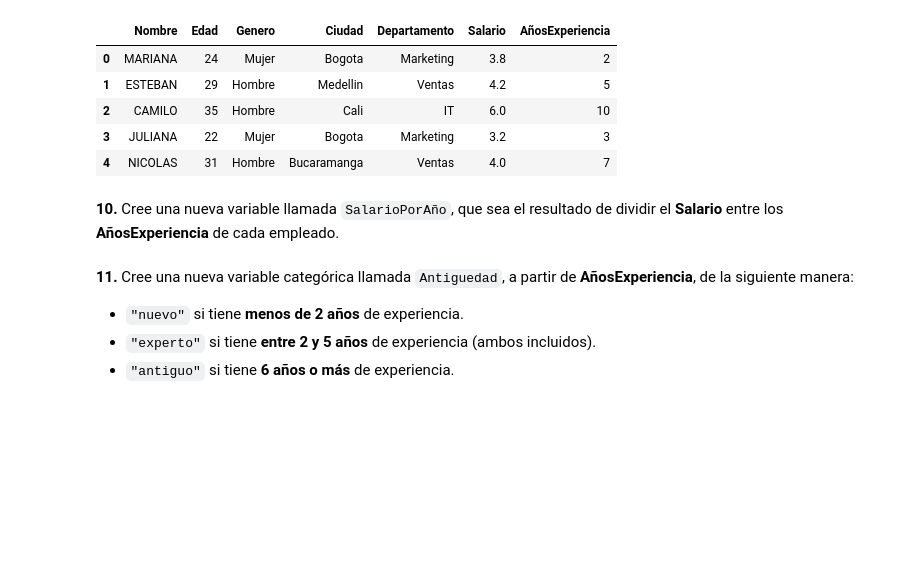
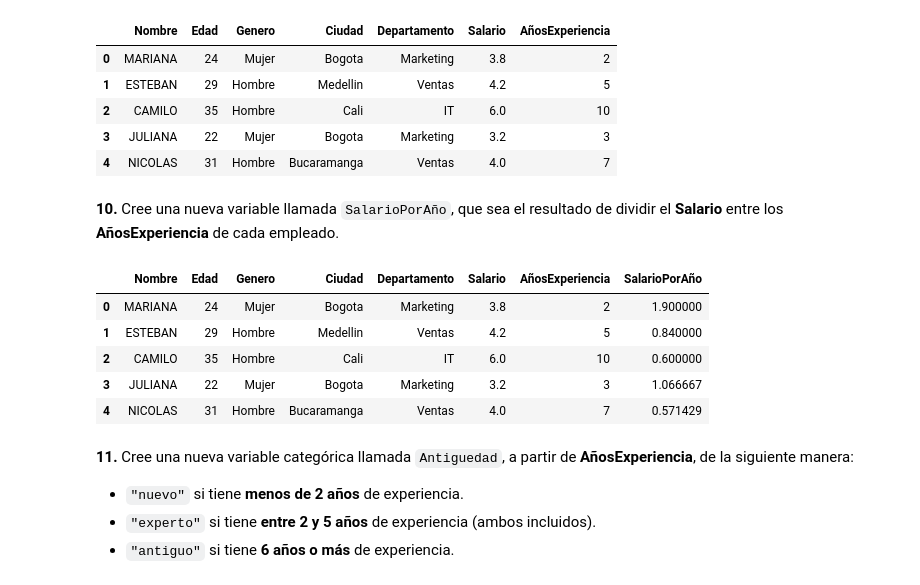
Before and after one commit to arleyfernandotorresgalindo/aprendiendo_git_hub, a Jupyter notebook: Taller_Preparcial_Seccion3_Pandas.ipynb, the cells around one changed output. Cells and saved outputs as stored; diff of their text form; code cells hidden in the pictures; blank space fills up the shorter version.

Commit message:
Subseccion 2 - Punto 10: variable SalarioPorAño

```diff
--- a/Taller_Preparcial_Seccion3_Pandas.ipynb
+++ b/Taller_Preparcial_Seccion3_Pandas.ipynb
@@ -296,6 +296,15 @@ df.head()
 **10.** Cree una nueva variable llamada `SalarioPorAño`, que sea el resultado de dividir el **Salario** entre los **AñosExperiencia** de cada empleado.
 # %%
 # Escriba aquí su código
+df["SalarioPorAño"] = df["Salario"] / df["AñosExperiencia"]
+df.head()
+# %% [output]
+|  | Nombre | Edad | Genero | Ciudad | Departamento | Salario | AñosExperiencia | SalarioPorAño |
+| 0 | MARIANA | 24 | Mujer | Bogota | Marketing | 3.8 | 2 | 1.900000 |
+| 1 | ESTEBAN | 29 | Hombre | Medellin | Ventas | 4.2 | 5 | 0.840000 |
+| 2 | CAMILO | 35 | Hombre | Cali | IT | 6.0 | 10 | 0.600000 |
+| 3 | JULIANA | 22 | Mujer | Bogota | Marketing | 3.2 | 3 | 1.066667 |
+| 4 | NICOLAS | 31 | Hombre | Bucaramanga | Ventas | 4.0 | 7 | 0.571429 |
 # %% [markdown]
 **11.** Cree una nueva variable categórica llamada `Antiguedad`, a partir de **AñosExperiencia**, de la siguiente manera:
 
```
